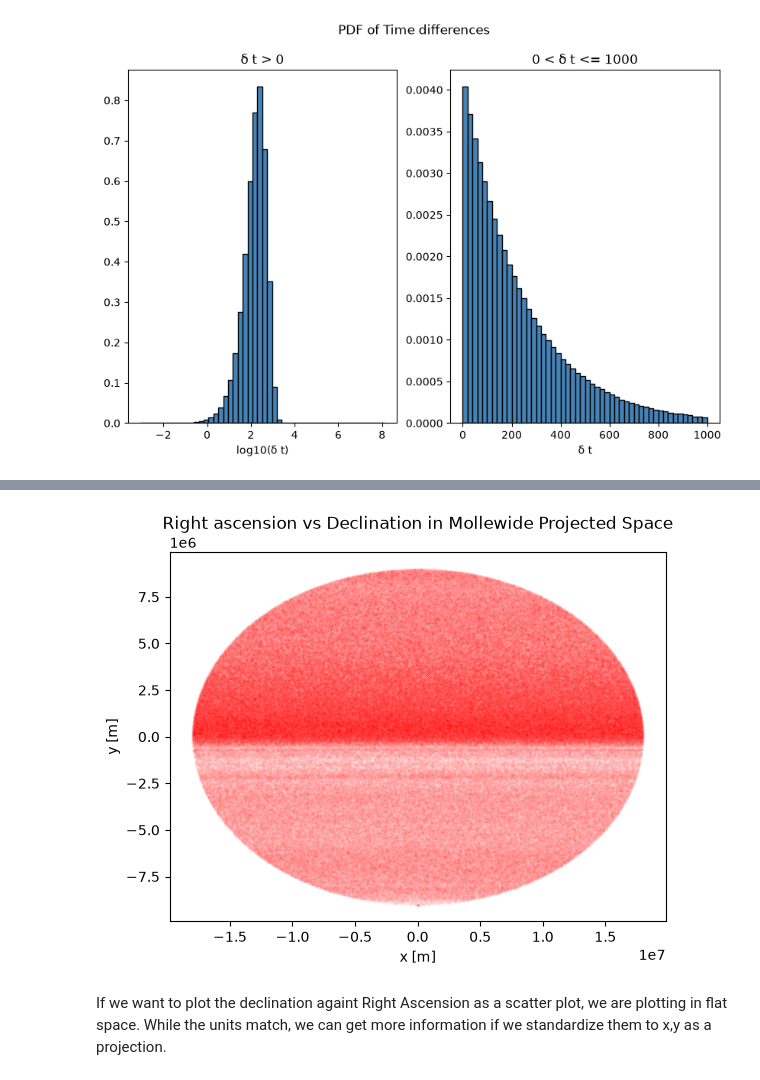
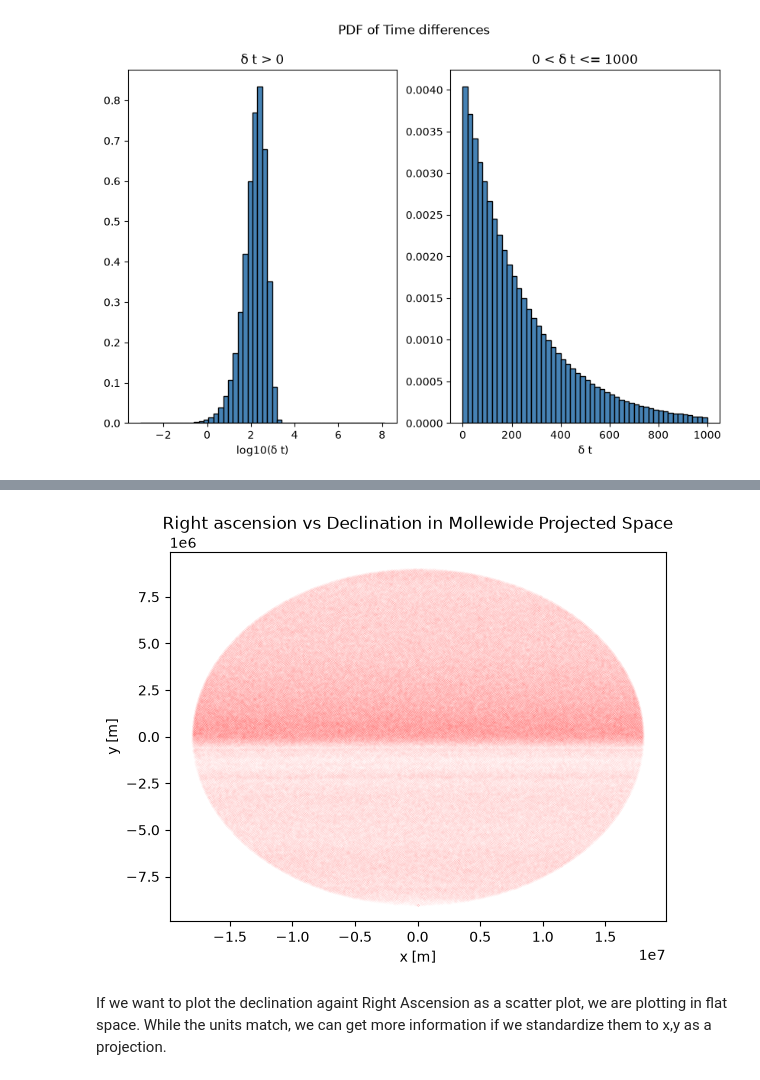
Before and after one commit to vigneshK0404/Data_Science_Projects, a Jupyter notebook: Project_1_Karthikeyan.ipynb, the cells around one changed output, grey strips where cells are left out. Saved outputs shown, nothing was run; the diff lists cells and outputs as text; code cells hidden in the pictures.

```diff
--- a/Project_1_Karthikeyan.ipynb
+++ b/Project_1_Karthikeyan.ipynb
@@ -130,13 +132,13 @@ def mollewide_proj(longitude, latitude, R, central_meredian = 180):
 # %%
 x,y = mollewide_proj(df["RA[deg]"], df["Dec[deg]"], R=6371000)
 # %%
-plt.scatter(x,y,s=0.0001, c="red")
+plt.scatter(x,y,s=0.0001, c="red", alpha=0.3)
 plt.xlabel("x [m]")
 plt.ylabel("y [m]")
 plt.title("Right ascension vs Declination in Mollewide Projected Space")
 plt.show()
 # %% [output]
-[figure, old version]
+[figure, new version]
 # %% [markdown]
 If we want to plot the declination againt Right Ascension as a scatter plot, we are plotting in flat space. While the units match, we can get more information if we standardize them to x,y as a projection.
 # %%
```
Also changed, not shown: parts of 13 cells of this notebook.
